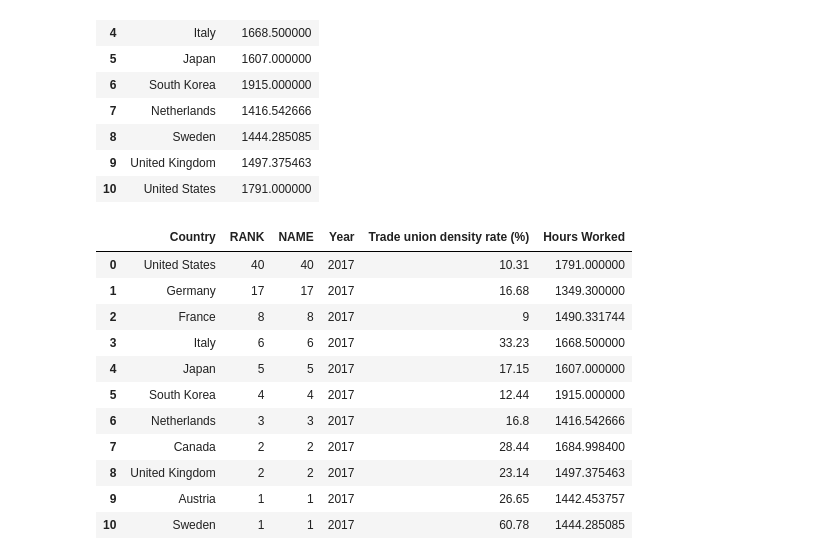
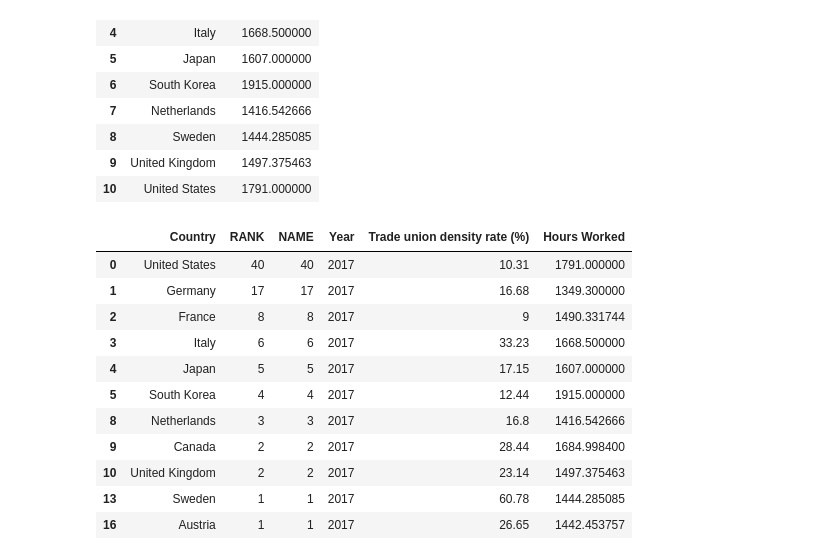
Before and after one commit to timonx11/Project-1-Demonstrasion-Group6, a Jupyter notebook: starter_code/Country_data_section4.ipynb, the cells around one changed output. Drawn from its saved outputs; the diff is of its cells as text; code cells hidden in the pictures.

```diff
--- a/starter_code/Country_data_section4.ipynb
+++ b/starter_code/Country_data_section4.ipynb
@@ -73,10 +76,11 @@ union_density
 | 14 | United Kingdom | 2017 | 23.14 |
 | 15 | United States | 2017 | 10.31 |
 # %%
+#This performs the merge
 country_group=employers_df.groupby('Country')
 country_group=country_group.count()
 
-emp_unions=pd.merge(country_group,union_density,on='Country',how='inner')
+emp_unions=pd.merge(country_group,union_density,on='Country',how='outer')
 emp_unions
 # %% [output]
 |  | Country | RANK | NAME | Year | Trade union density rate (%) |
@@ -162,19 +171,21 @@ hours_worked
 | 9 | United Kingdom | 1497.375463 |
 | 10 | United States | 1791.000000 |
 # %%
-emp_hours=pd.merge(emp_unions,hours_worked,on='Country',how='inner')
+#This merges it with the existing merged dataframe
+emp_hours=pd.merge(emp_unions,hours_worked,on='Country',how='outer')
+emp_hours=emp_hours.dropna()
 emp_hours
 # %% [output]
 |  | Country | RANK | NAME | Year | Trade union density rate (%) | Hours Worked |
 | 0 | United States | 40 | 40 | 2017 | 10.31 | 1791.000000 |
 | 1 | Germany | 17 | 17 | 2017 | 16.68 | 1349.300000 |
 | 2 | France | 8 | 8 | 2017 | 9 | 1490.331744 |
 | 3 | Italy | 6 | 6 | 2017 | 33.23 | 1668.500000 |
 | 4 | Japan | 5 | 5 | 2017 | 17.15 | 1607.000000 |
 | 5 | South Korea | 4 | 4 | 2017 | 12.44 | 1915.000000 |
-| 6 | Netherlands | 3 | 3 | 2017 | 16.8 | 1416.542666 |
-| 7 | Canada | 2 | 2 | 2017 | 28.44 | 1684.998400 |
-| 8 | United Kingdom | 2 | 2 | 2017 | 23.14 | 1497.375463 |
-| 9 | Austria | 1 | 1 | 2017 | 26.65 | 1442.453757 |
-| 10 | Sweden | 1 | 1 | 2017 | 60.78 | 1444.285085 |
+| 8 | Netherlands | 3 | 3 | 2017 | 16.8 | 1416.542666 |
+| 9 | Canada | 2 | 2 | 2017 | 28.44 | 1684.998400 |
+| 10 | United Kingdom | 2 | 2 | 2017 | 23.14 | 1497.375463 |
+| 13 | Sweden | 1 | 1 | 2017 | 60.78 | 1444.285085 |
+| 16 | Austria | 1 | 1 | 2017 | 26.65 | 1442.453757 |
 # %%
```
Also changed, not shown: parts of 11 cells of this notebook, 5 other files.
